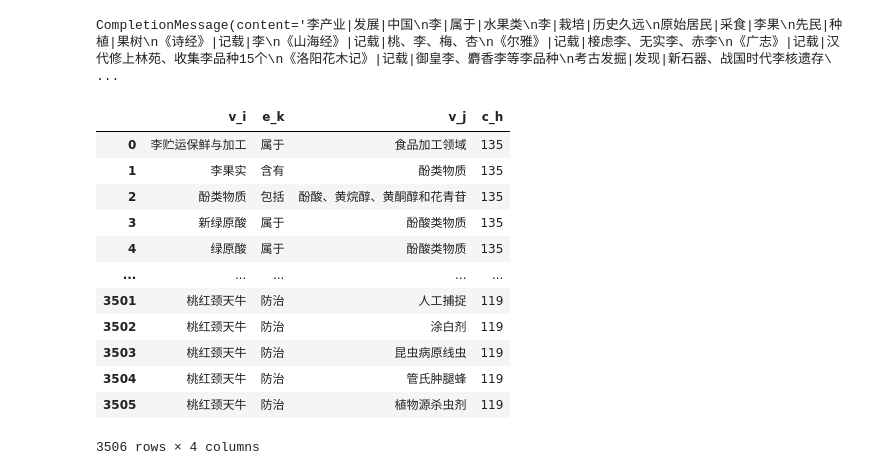
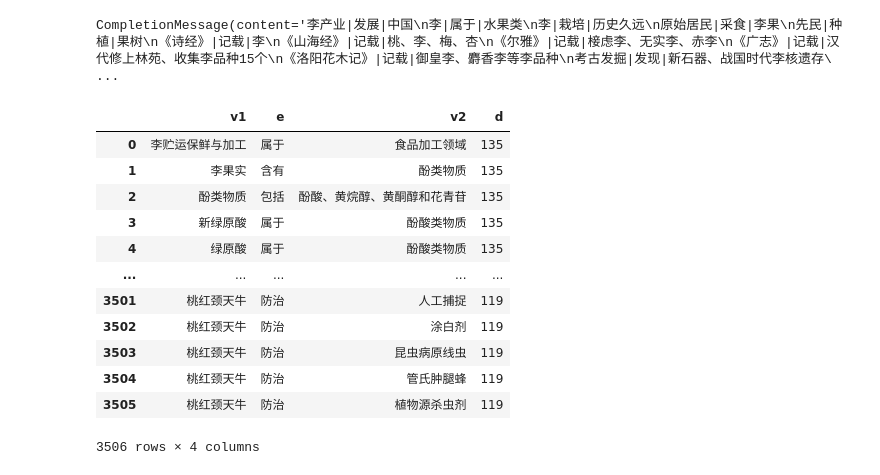
Before and after one commit to halobase/halo, a Jupyter notebook: misc/main.ipynb, the cells around one changed output. Drawn from its saved outputs; the diff is of its cells as text; code cells hidden in the pictures.

```diff
--- a/misc/main.ipynb
+++ b/misc/main.ipynb
@@ -94,10 +95,10 @@ with open("preprocessed/edges.csv", "w") as w:
           continue
         w.write(line)
 # %%
-df_all = pd.read_csv("preprocessed/edges.csv", sep="|", names=["v_i", "e_k", "v_j", "c_h"])
+df_all = pd.read_csv("preprocessed/edges.csv", sep="|", names=["v1", "e", "v2", "d"])
 df_all
 # %% [output]
-|  | v_i | e_k | v_j | c_h |
+|  | v1 | e | v2 | d |
 | 0 | 李贮运保鲜与加工 | 属于 | 食品加工领域 | 135 |
 | 1 | 李果实 | 含有 | 酚类物质 | 135 |
 | 2 | 酚类物质 | 包括 | 酚酸、黄烷醇、黄酮醇和花青苷 | 135 |
```
Also changed, not shown: parts of 13 cells of this notebook, 5 other files.
